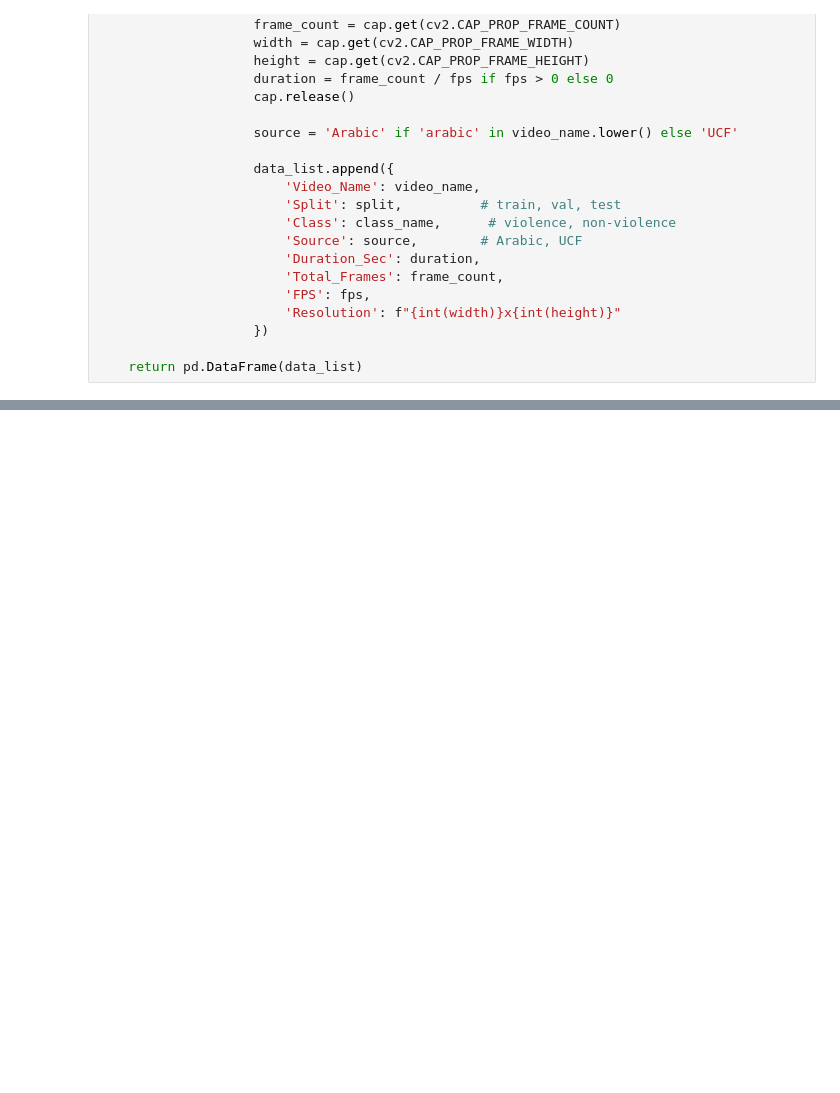
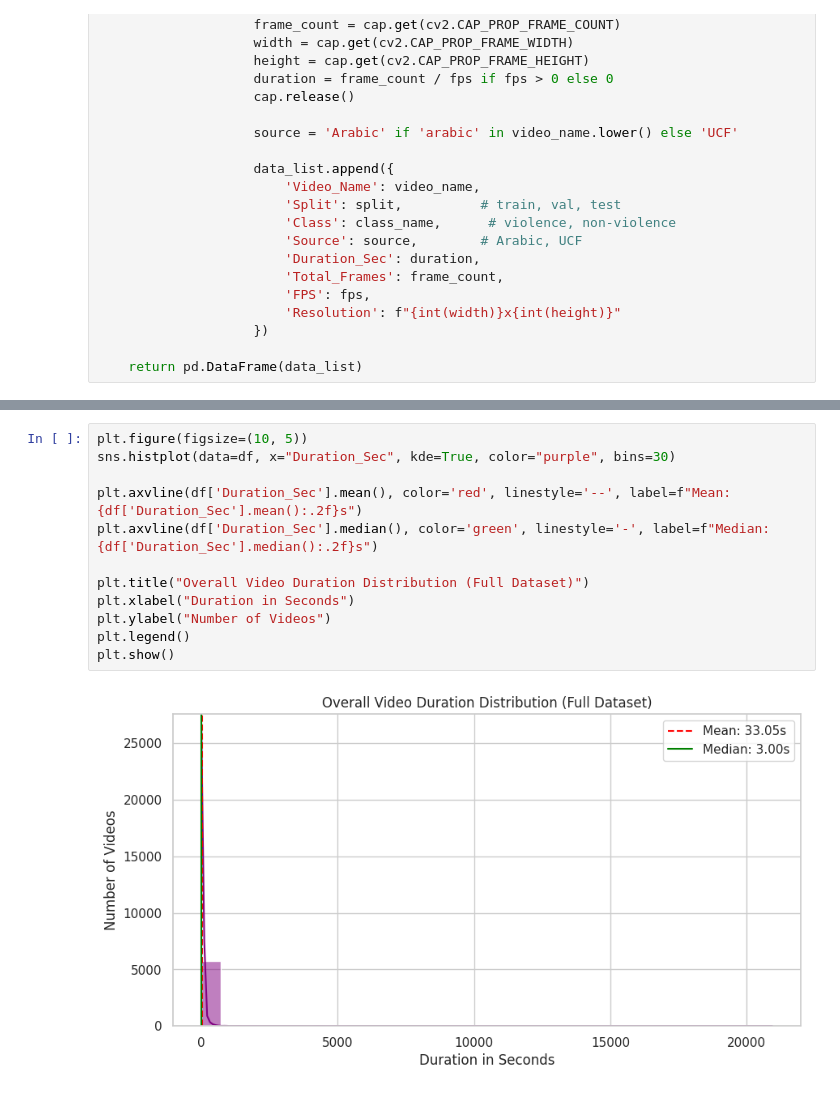
Before and after one commit to George-Malak/Aegis-AI-Violence-Detection-System, a Jupyter notebook: notebooks/02_EDA_Aegis.ipynb, the cells around one changed output, grey strips where cells are left out. Drawn from its saved outputs; the diff is of its cells as text; blank space fills up the shorter version.

```diff
--- a/notebooks/02_EDA_Aegis.ipynb
+++ b/notebooks/02_EDA_Aegis.ipynb
@@ -109,0 +202,14 @@ plt.show()
+# %%
+plt.figure(figsize=(10, 5))
+sns.histplot(data=df, x="Duration_Sec", kde=True, color="purple", bins=30)
+
+plt.axvline(df['Duration_Sec'].mean(), color='red', linestyle='--', label=f"Mean: {df['Duration_Sec'].mean():.2f}s")
+plt.axvline(df['Duration_Sec'].median(), color='green', linestyle='-', label=f"Median: {df['Duration_Sec'].median():.2f}s")
+
+plt.title("Overall Video Duration Distribution (Full Dataset)")
+plt.xlabel("Duration in Seconds")
+plt.ylabel("Number of Videos")
+plt.legend()
+plt.show()
+# %% [output]
+[figure, added]
```
Also changed, not shown: parts of 15 cells of this notebook.
